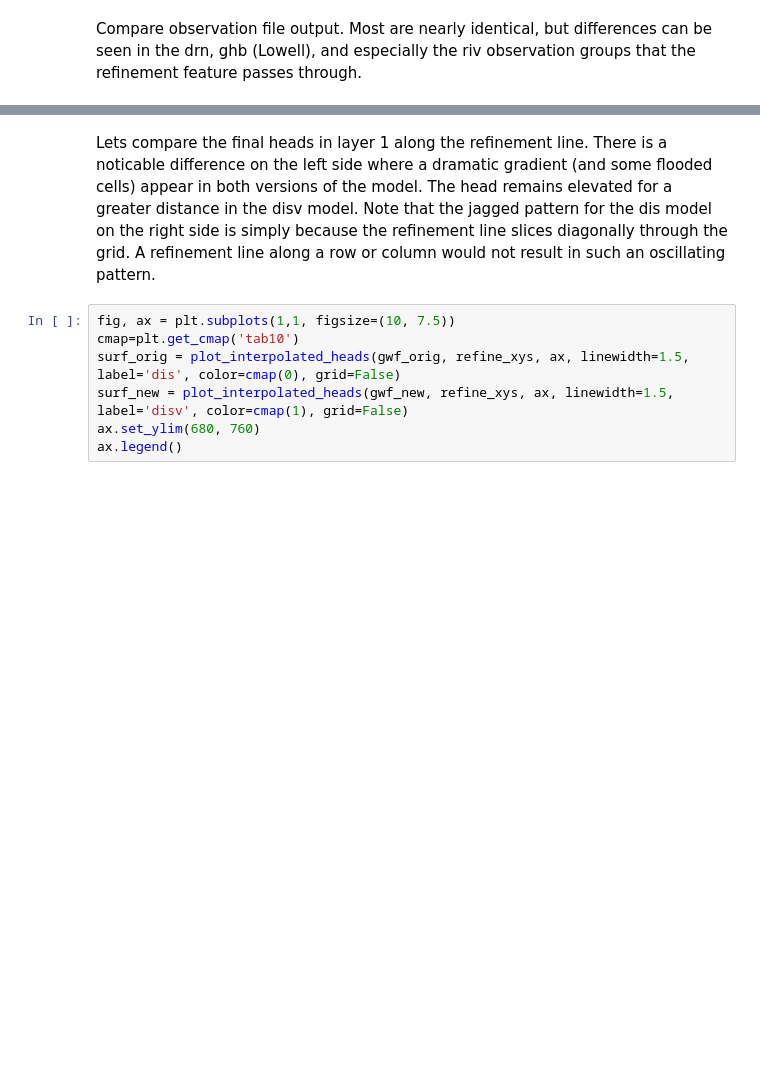
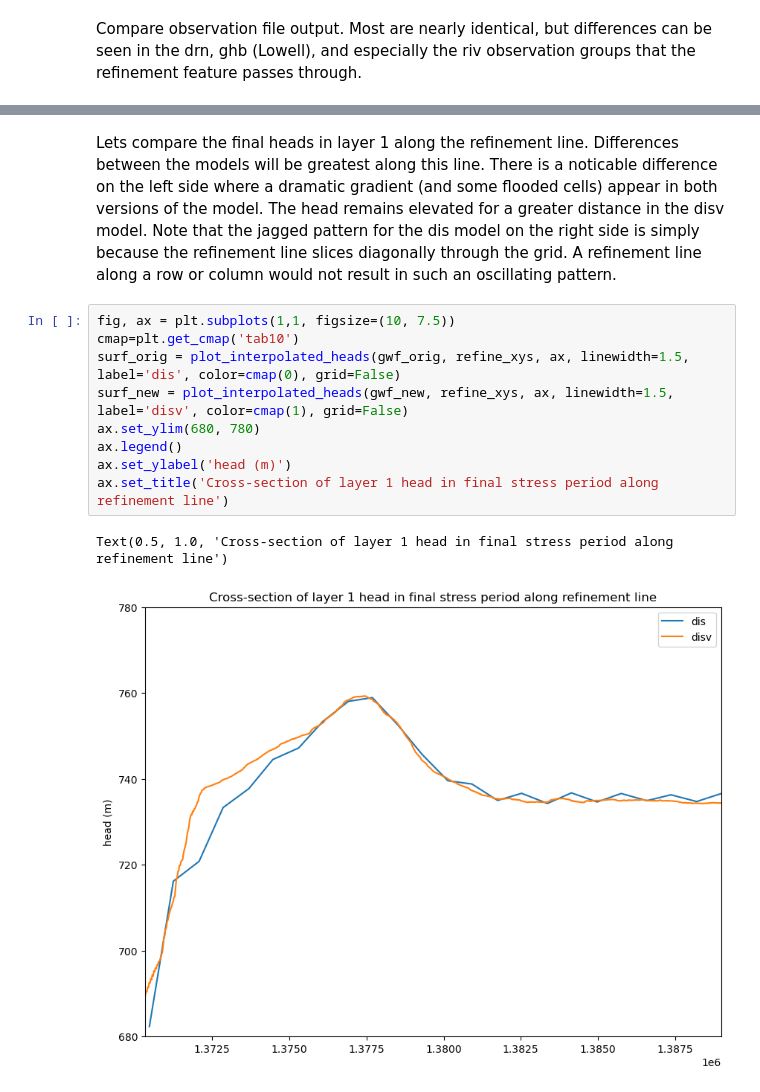
Before and after one commit to shundt/mfmodify, a Jupyter notebook: examples/regrid_example-refine_model_and_compare.ipynb, the cells around one changed output, grey strips where cells are left out. Cells and saved outputs as stored; diff of their text form; blank space fills up the shorter version.

```diff
--- a/examples/regrid_example-refine_model_and_compare.ipynb
+++ b/examples/regrid_example-refine_model_and_compare.ipynb
@@ -164,9 +210,14 @@ plot_compare_obs_sim(sim_ws_orig, sim_ws_new, names=['dis', 'disv'])
 # %% [markdown]
-Lets compare the final heads in layer 1 along the refinement line. There is a noticable difference on the left side where a dramatic gradient (and some flooded cells) appear in both versions of the model. The head remains elevated for a greater distance in the disv model. Note that the jagged pattern for the dis model on the right side is simply because the refinement line slices diagonally through the grid. A refinement line along a row or column would not result in such an oscillating pattern.
+Lets compare the final heads in layer 1 along the refinement line. Differences between the models will be greatest along this line. There is a noticable difference on the left side where a dramatic gradient (and some flooded cells) appear in both versions of the model. The head remains elevated for a greater distance in the disv model. Note that the jagged pattern for the dis model on the right side is simply because the refinement line slices diagonally through the grid. A refinement line along a row or column would not result in such an oscillating pattern.
 # %%
 fig, ax = plt.subplots(1,1, figsize=(10, 7.5))
 cmap=plt.get_cmap('tab10')
 surf_orig = plot_interpolated_heads(gwf_orig, refine_xys, ax, linewidth=1.5, label='dis', color=cmap(0), grid=False)
 surf_new = plot_interpolated_heads(gwf_new, refine_xys, ax, linewidth=1.5, label='disv', color=cmap(1), grid=False)
-ax.set_ylim(680, 760)
+ax.set_ylim(680, 780)
 ax.legend()
+ax.set_ylabel('head (m)')
+ax.set_title('Cross-section of layer 1 head in final stress period along refinement line')
+# %% [output]
+Text(0.5, 1.0, 'Cross-section of layer 1 head in final stress period along refinement line')
+[figure, added]
```
Also changed, not shown: parts of 15 cells of this notebook, 1 other file.
